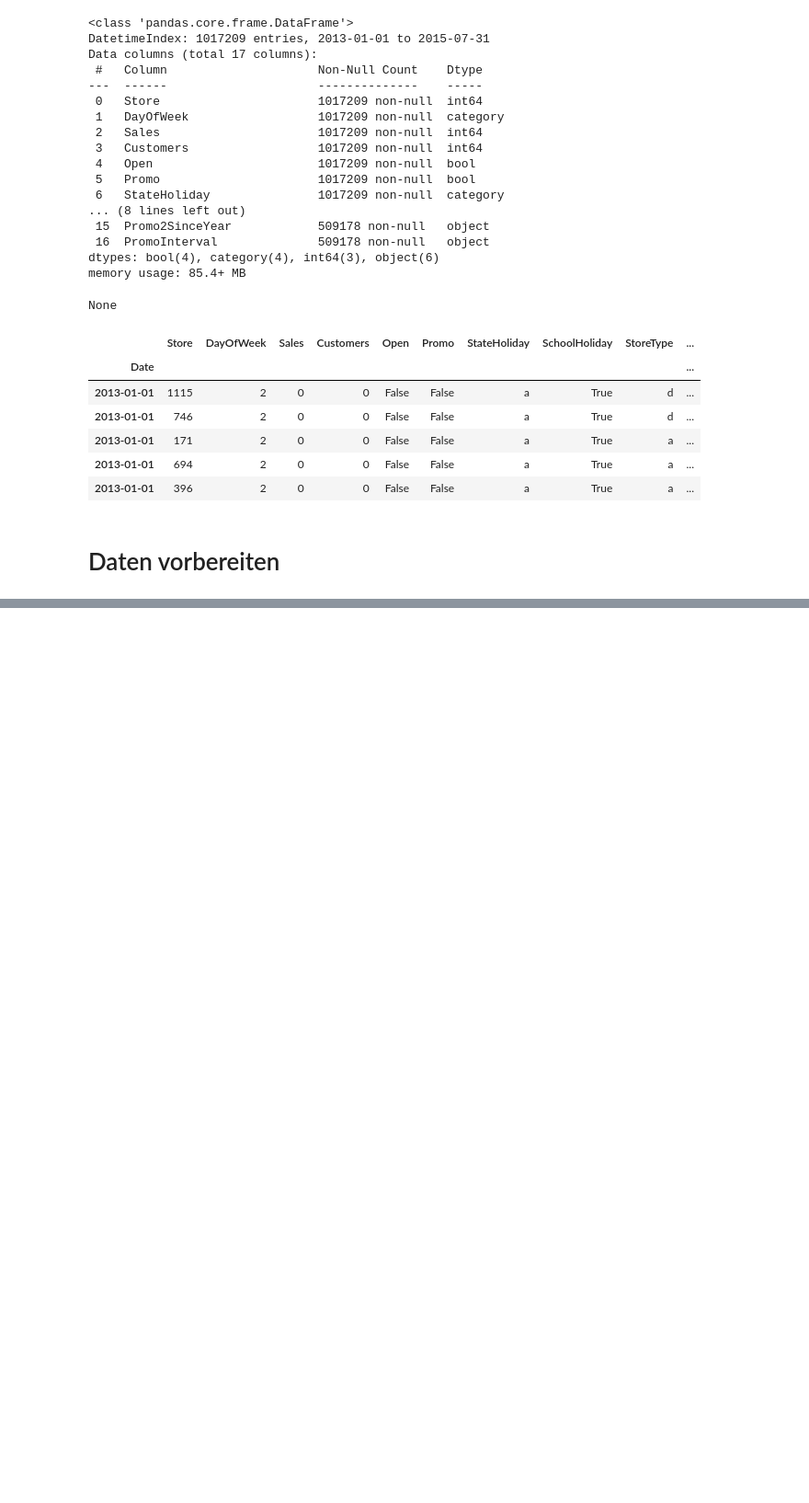
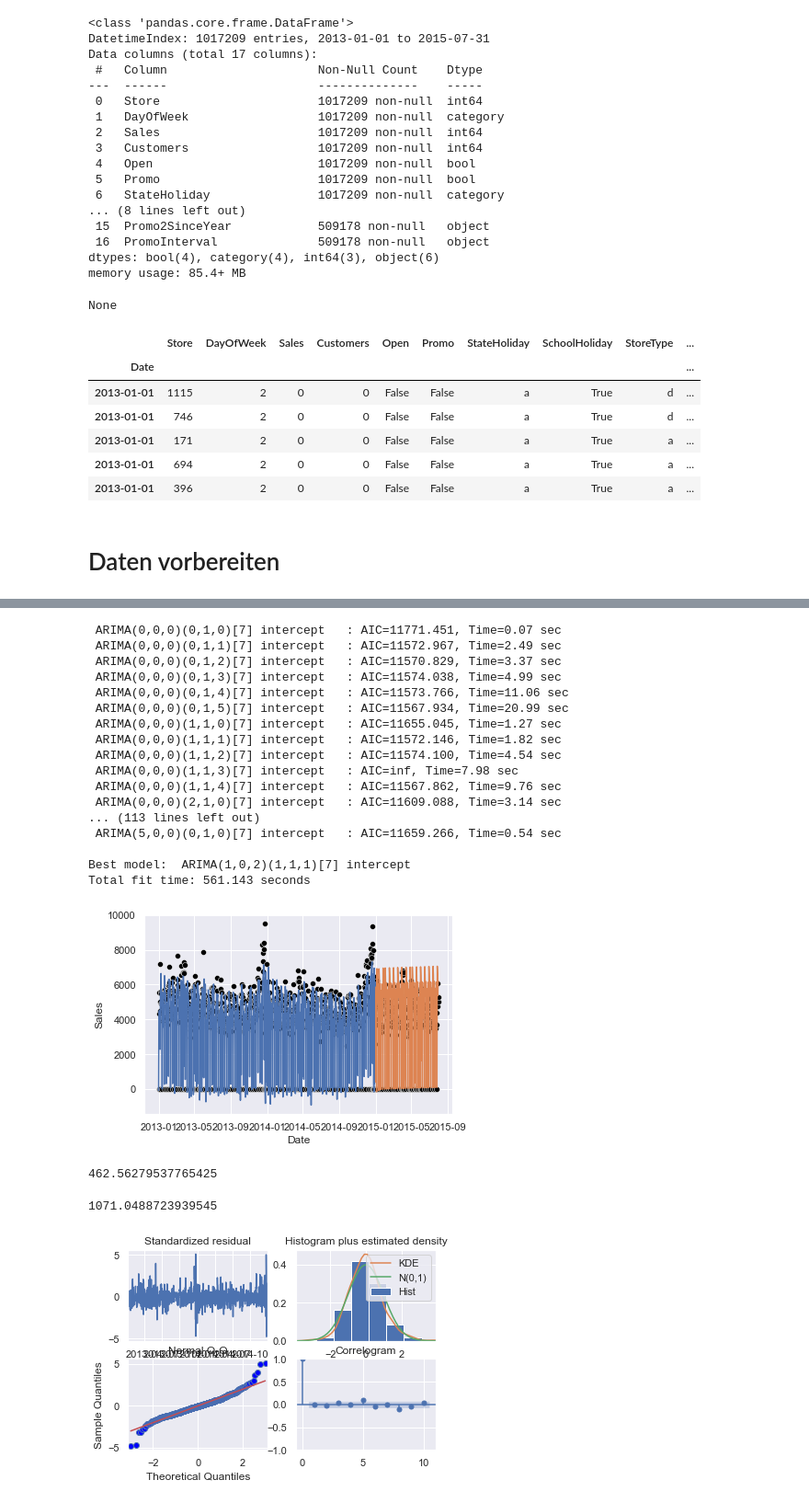
Before and after one commit to schemm/forecasting, a Jupyter notebook: RossmannStoreSales.ipynb, the cells around one changed output, grey strips where cells are left out. Shown at 92% size. Drawn from its saved outputs; the diff is of its cells as text; code cells hidden in the pictures; blank space fills up the shorter version.

```diff
--- a/RossmannStoreSales.ipynb
+++ b/RossmannStoreSales.ipynb
@@ -335,0 +358,79 @@ plt.show()
+# %%
+import matplotlib.pyplot as plt
+import seaborn as sns
+%matplotlib inline
+# sns.set(rc={'figure.figsize':(20,10)})
+
+# !pip install pmdarima
+import pmdarima as pm
+from statsmodels.tsa.arima.model import ARIMA
+from sklearn.metrics import mean_absolute_error as mae
+
+data = {}
+data['all'] = demand[demand.Store == 1]
+data['train'] = data['all'].loc['2013':'2014']
+data['test'] = data['all'].loc['2015':]
+
+X = {}
+for key in ['train', 'test']:
+    X[key] = data[key][['Open', 'Promo', 'StateHoliday']]
+    X[key] = pd.get_dummies(X[key], columns = ['StateHoliday'], drop_first = False)
+    for col in ['Open', 'Promo']:
+        X[key][col] = X[key][col].replace(to_replace = [True, False], value = [1,0]).astype('int')
+    # display(X[key].head())
+
+arima = pm.auto_arima(data['train']['Sales'].astype('float'),
+                      X = X['train'],
+                      start_p = 0, d = 0, start_q = 0,
+                      max_p = 7, max_d = 2, max_q = 7,
+                      seasonal=True,
+                      start_P = 0, D = 1, start_Q = 0,
+                      max_P = 7, max_D = 2, max_Q = 7,
+                      m = 7,
+                      trace=True,
+                      error_action='warn',
+                      stepwise=False #,
+                      #random = True,
+                      #n_fits = 20
+                     )
+
+forecast = pd.DataFrame(data = arima.predict(len(data['test']), X = X['test']), index = pd.date_range(start = data['test'].index.min(), end = data['test'].index.max()))
+forecast.index.name = 'Date'
+forecast.columns = ['Sales']
+
+fitted = pd.DataFrame(data = arima.predict_in_sample(X = X['train']), index = pd.date_range(start = data['train'].index.min(), end = data['train'].index.max()))
+fitted.index.name = 'Date'
+fitted.columns = ['Sales']
+
+sns.scatterplot(x = 'Date', y = 'Sales', data = data['train'], color = 'black')
+sns.lineplot(x = 'Date', y = 'Sales', data = fitted)
+sns.scatterplot(x = 'Date', y = 'Sales', data = data['test'], color = 'black')
+sns.lineplot(x = 'Date', y = 'Sales', data = forecast)
+plt.show()
+
+arima.plot_diagnostics()
+
+display(mae(train['Sales'], fitted['Sales']))
+display(mae(test['Sales'], forecast['Sales']))
+# %% [output]
+ ARIMA(0,0,0)(0,1,0)[7] intercept   : AIC=11771.451, Time=0.07 sec
+ ARIMA(0,0,0)(0,1,1)[7] intercept   : AIC=11572.967, Time=2.49 sec
+ ARIMA(0,0,0)(0,1,2)[7] intercept   : AIC=11570.829, Time=3.37 sec
+ ARIMA(0,0,0)(0,1,3)[7] intercept   : AIC=11574.038, Time=4.99 sec
+ ARIMA(0,0,0)(0,1,4)[7] intercept   : AIC=11573.766, Time=11.06 sec
+ ARIMA(0,0,0)(0,1,5)[7] intercept   : AIC=11567.934, Time=20.99 sec
+ ARIMA(0,0,0)(1,1,0)[7] intercept   : AIC=11655.045, Time=1.27 sec
+ ARIMA(0,0,0)(1,1,1)[7] intercept   : AIC=11572.146, Time=1.82 sec
+ ARIMA(0,0,0)(1,1,2)[7] intercept   : AIC=11574.100, Time=4.54 sec
+ ARIMA(0,0,0)(1,1,3)[7] intercept   : AIC=inf, Time=7.98 sec
+ ARIMA(0,0,0)(1,1,4)[7] intercept   : AIC=11567.862, Time=9.76 sec
+ ARIMA(0,0,0)(2,1,0)[7] intercept   : AIC=11609.088, Time=3.14 sec
+... (113 lines left out)
+ ARIMA(5,0,0)(0,1,0)[7] intercept   : AIC=11659.266, Time=0.54 sec
+
+Best model:  ARIMA(1,0,2)(1,1,1)[7] intercept
+Total fit time: 561.143 seconds
+[figure, added]
+462.56279537765425
+1071.0488723939545
+[figure, added]
```
Also changed, not shown: parts of 39 cells of this notebook.
